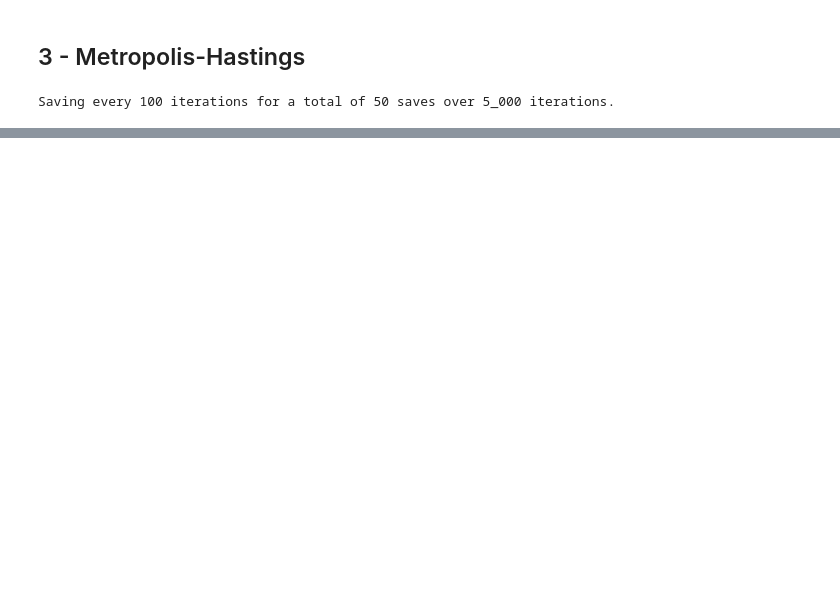
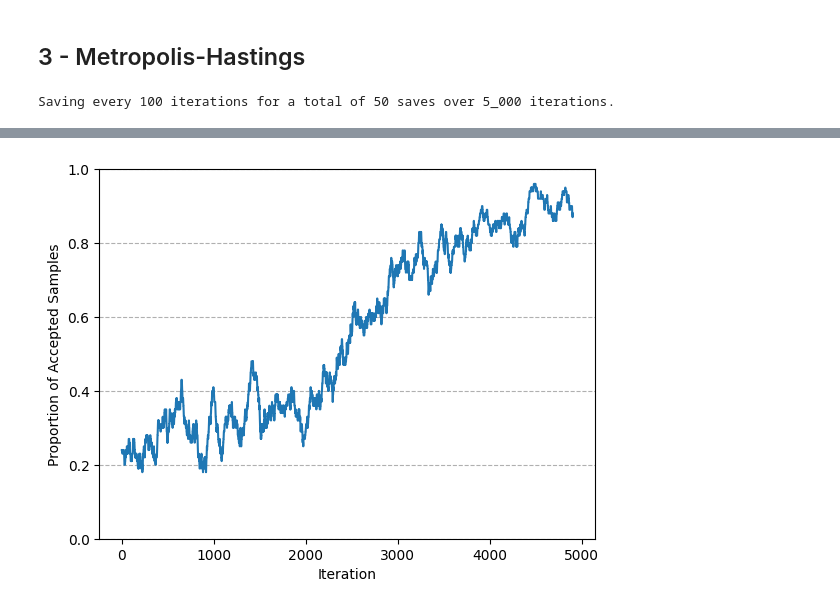
Before and after one commit to hja03/Graph-Sampling, a Jupyter notebook: main.ipynb, the cells around one changed output, grey strips where cells are left out. Saved outputs shown, nothing was run; the diff lists cells and outputs as text; code cells hidden in the pictures; blank space fills up the shorter version.

```diff
--- a/main.ipynb
+++ b/main.ipynb
@@ -101,0 +150,11 @@ plt.scatter(np.arange(logger.iterations), np.array(logger.ratios) ** (1/exponent
+# %%
+fig, ax = plt.subplots(1,1)
+
+ax.plot(np.convolve(logger.accept_rejects, np.ones(100,) / 100, mode='valid'))
+
+ax.set_xlabel('Iteration')
+ax.set_ylabel('Proportion of Accepted Samples')
+ax.set_ylim(bottom=0, top=1)
+ax.grid(axis='y', linestyle='dashed')
+# %% [output]
+[figure, added]
```
Also changed, not shown: parts of 8 cells of this notebook, 3 other files.
